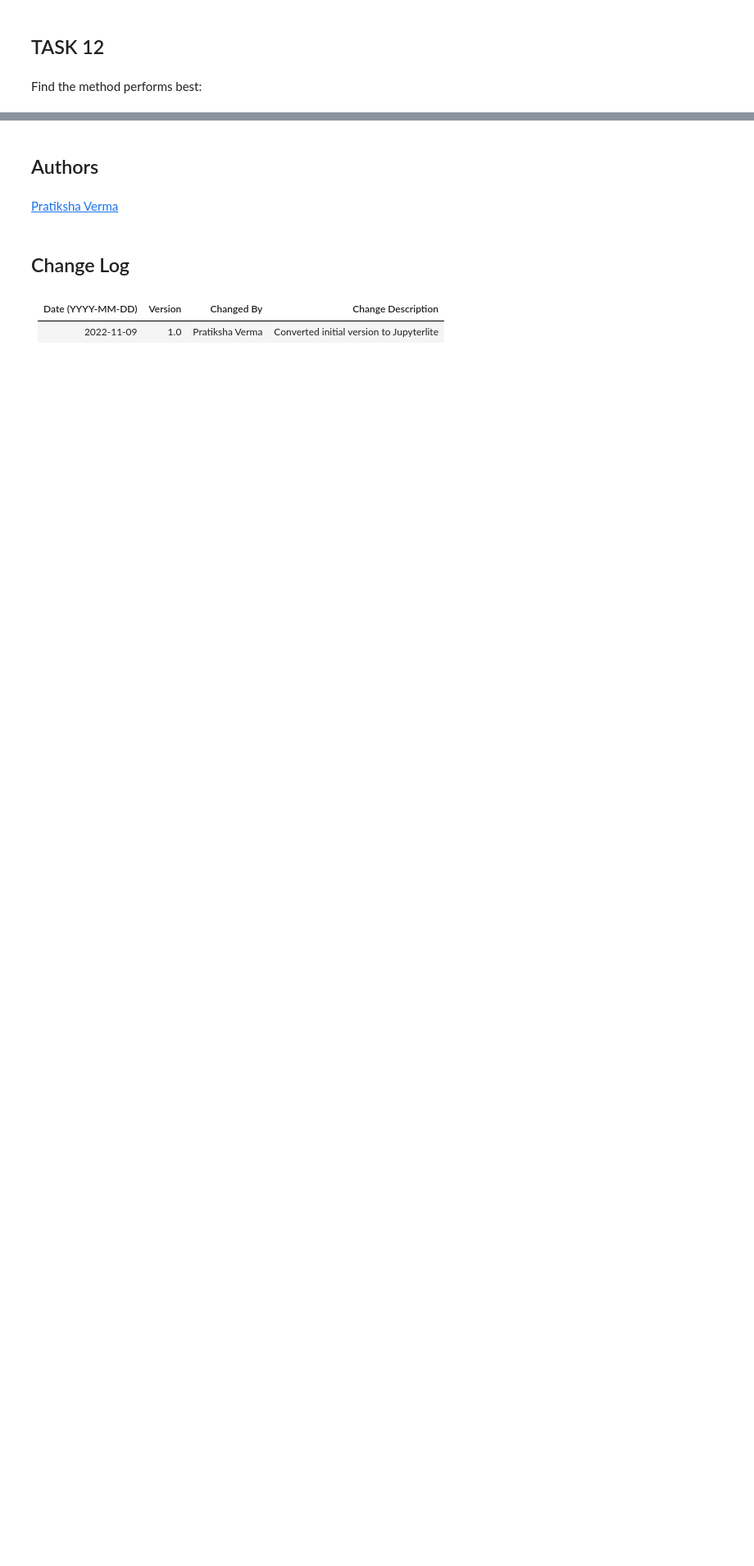
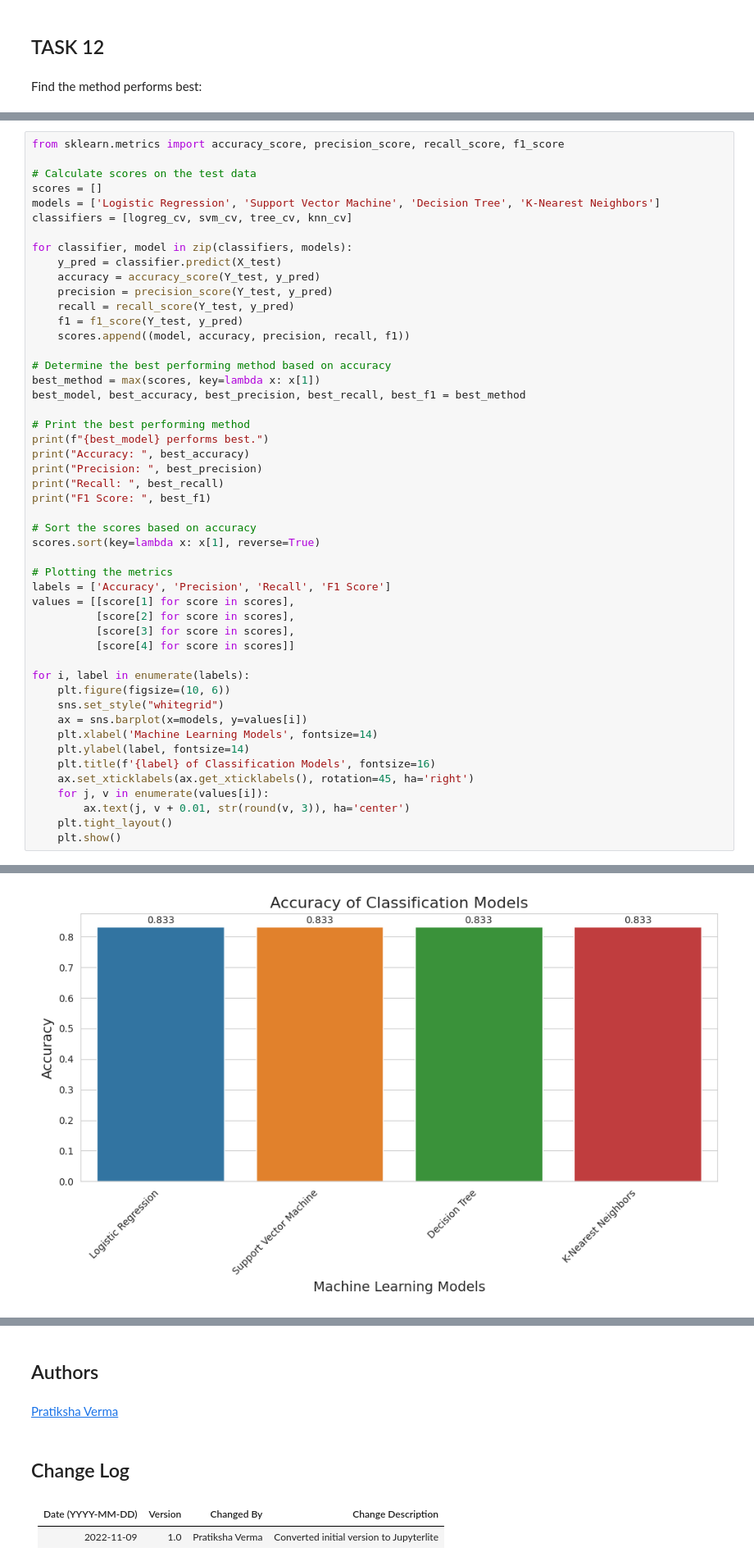
Before and after one commit to HSM-Akiramenai/SpaceX-Launch-Price-and-First-Stage-Landing-Determination, a Jupyter notebook: Machine Learning Prediction.ipynb, the cells around one changed output, grey strips where cells are left out. Shown at 82% size. Drawn from its saved outputs; the diff is of its cells as text; blank space fills up the shorter version.

```diff
--- a/Machine Learning Prediction.ipynb
+++ b/Machine Learning Prediction.ipynb
@@ -403,0 +373,50 @@ Logistic Regression performs best.
+# %%
+from sklearn.metrics import accuracy_score, precision_score, recall_score, f1_score
+
+# Calculate scores on the test data
+scores = []
+models = ['Logistic Regression', 'Support Vector Machine', 'Decision Tree', 'K-Nearest Neighbors']
+classifiers = [logreg_cv, svm_cv, tree_cv, knn_cv]
+
+for classifier, model in zip(classifiers, models):
+    y_pred = classifier.predict(X_test)
+    accuracy = accuracy_score(Y_test, y_pred)
+    precision = precision_score(Y_test, y_pred)
+    recall = recall_score(Y_test, y_pred)
+    f1 = f1_score(Y_test, y_pred)
+    scores.append((model, accuracy, precision, recall, f1))
+
+# Determine the best performing method based on accuracy
+best_method = max(scores, key=lambda x: x[1])
+best_model, best_accuracy, best_precision, best_recall, best_f1 = best_method
+
+# Print the best performing method
+print(f"{best_model} performs best.")
+print("Accuracy: ", best_accuracy)
+print("Precision: ", best_precision)
+print("Recall: ", best_recall)
+print("F1 Score: ", best_f1)
+
+# Sort the scores based on accuracy
+scores.sort(key=lambda x: x[1], reverse=True)
+
+# Plotting the metrics
+labels = ['Accuracy', 'Precision', 'Recall', 'F1 Score']
+values = [[score[1] for score in scores],
+          [score[2] for score in scores],
+          [score[3] for score in scores],
+          [score[4] for score in scores]]
+
+for i, label in enumerate(labels):
+    plt.figure(figsize=(10, 6))
+    sns.set_style("whitegrid")
+    ax = sns.barplot(x=models, y=values[i])
+    plt.xlabel('Machine Learning Models', fontsize=14)
+    plt.ylabel(label, fontsize=14)
+    plt.title(f'{label} of Classification Models', fontsize=16)
+    ax.set_xticklabels(ax.get_xticklabels(), rotation=45, ha='right')
+    for j, v in enumerate(values[i]):
+        ax.text(j, v + 0.01, str(round(v, 3)), ha='center')
+    plt.tight_layout()
+    plt.show()
+# %% [output]
@@ -403,0 +428 @@ Logistic Regression performs best.
+[figure, added]
```
Also changed, not shown: parts of 2 cells of this notebook.
